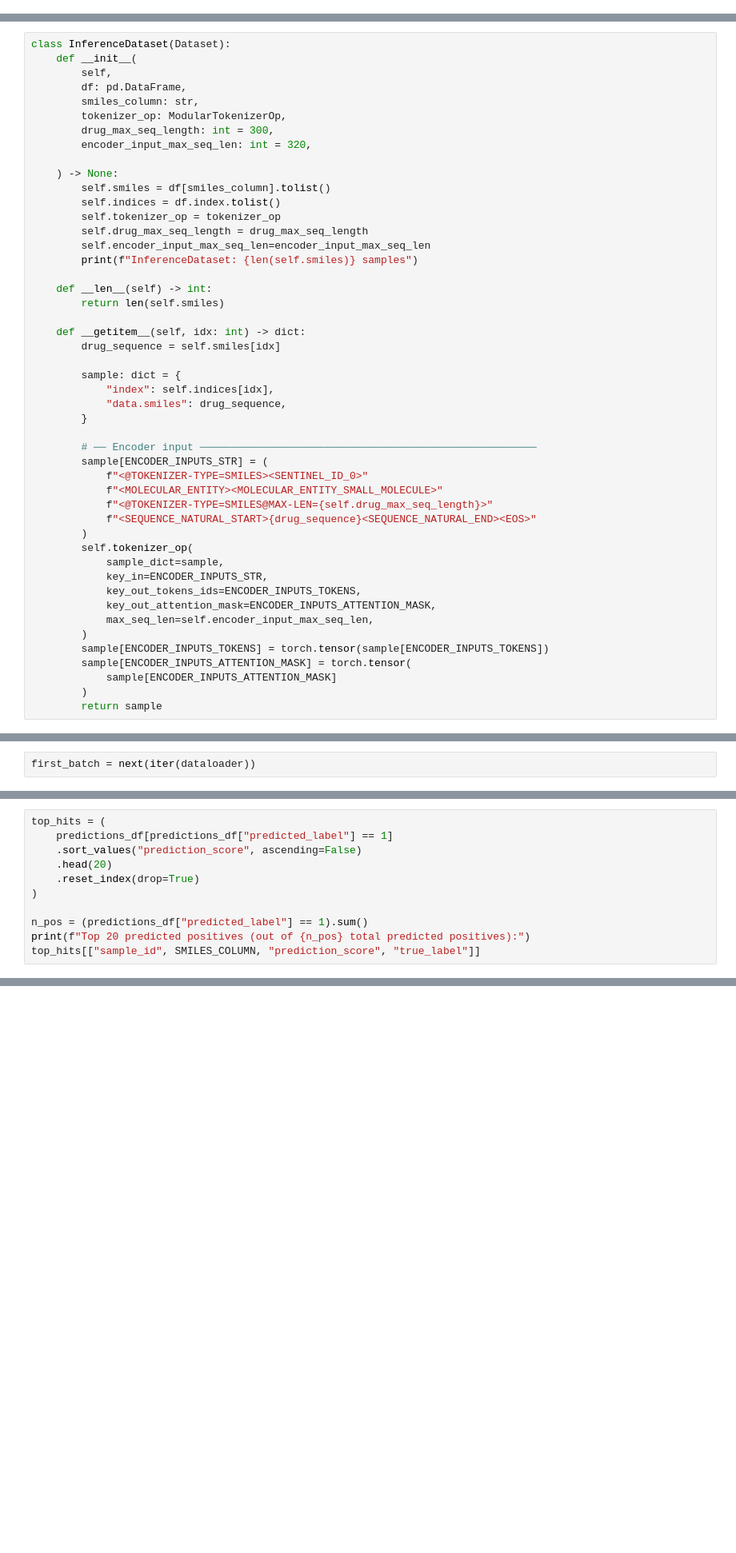
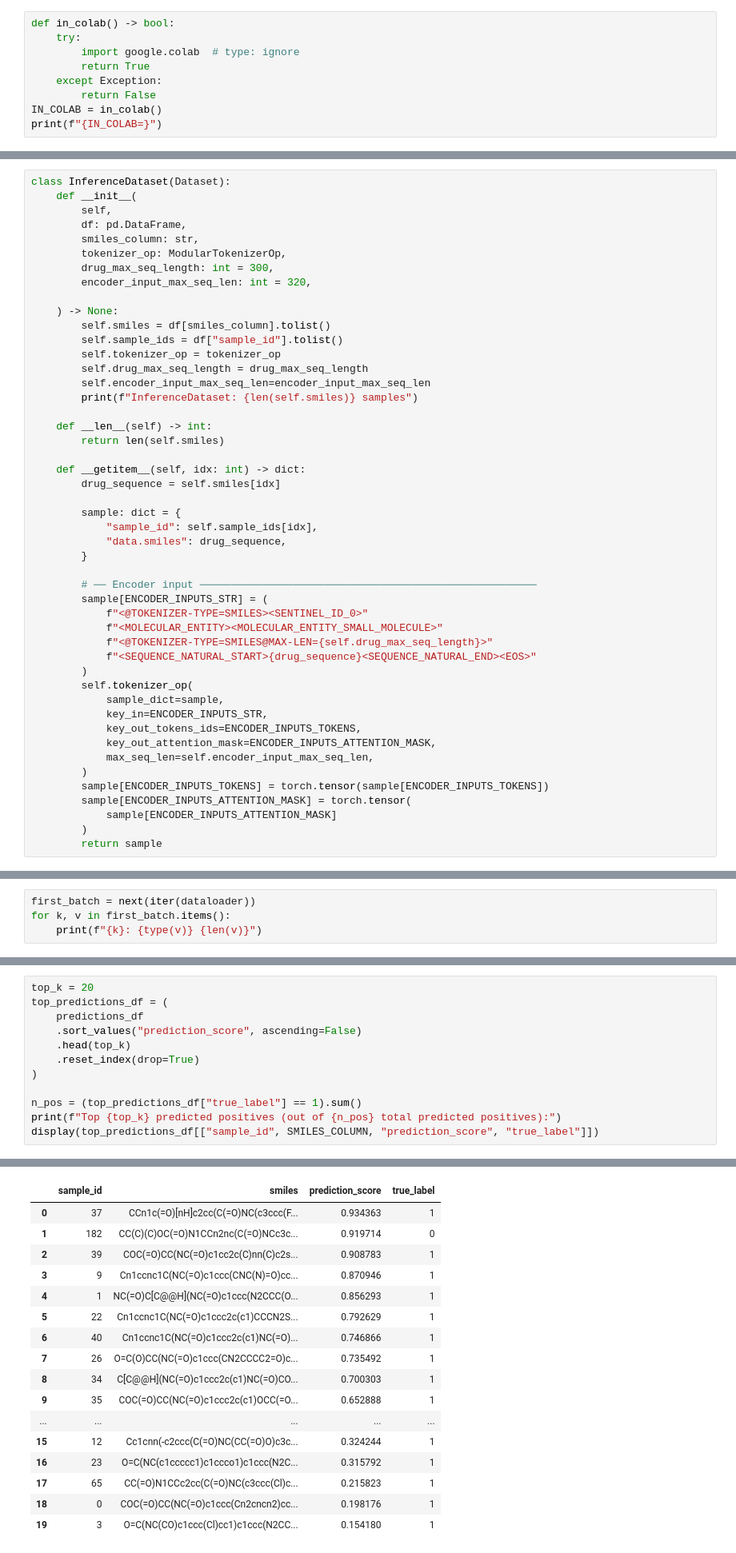
Before and after one commit to BiomedSciAI/biomed-multi-alignment, a Jupyter notebook: tutorials/MAINFRAME_2026/MAMMAL_inference_v2.ipynb, the cells around one changed output, grey strips where cells are left out. Shown at 80% size. Drawn from its saved outputs; the diff is of its cells as text; blank space fills up the shorter version.

```diff
--- a/tutorials/MAINFRAME_2026/MAMMAL_inference_v2.ipynb
+++ b/tutorials/MAINFRAME_2026/MAMMAL_inference_v2.ipynb
@@ -16,3 +14,12 @@ All dataset, dataloader and task logic lives in **`mammal_utils.py`** (same fold
 7. Evaluate (if labels available)
 8. Enrichment metrics (Precision@K / EF@K)
 9. Top hits
+# %%
+def in_colab() -> bool:
+    try:
+        import google.colab  # type: ignore
+        return True
+    except Exception:
+        return False
+IN_COLAB = in_colab()
+print(f"{IN_COLAB=}")
@@ -116,7 +167,7 @@ class InferenceDataset(Dataset):
 
     ) -> None:
         self.smiles = df[smiles_column].tolist()
-        self.indices = df.index.tolist()
+        self.sample_ids = df["sample_id"].tolist()
         self.tokenizer_op = tokenizer_op
         self.drug_max_seq_length = drug_max_seq_length
         self.encoder_input_max_seq_len=encoder_input_max_seq_len
@@ -129,7 +180,7 @@ class InferenceDataset(Dataset):
         drug_sequence = self.smiles[idx]
 
         sample: dict = {
-            "index": self.indices[idx],
+            "sample_id": self.sample_ids[idx],
             "data.smiles": drug_sequence,
         }
 
@@ -198,2 +252,4 @@ dataloader = build_dataloader(
 # %%
 first_batch = next(iter(dataloader))
+for k, v in first_batch.items():
+    print(f"{k}: {type(v)} {len(v)}")
@@ -437,11 +528,13 @@ def calculate_enrichment_metrics(
 # %%
-top_hits = (
-    predictions_df[predictions_df["predicted_label"] == 1]
+top_k = 20
+top_predictions_df = (
+    predictions_df
     .sort_values("prediction_score", ascending=False)
-    .head(20)
+    .head(top_k)
     .reset_index(drop=True)
 )
 
-n_pos = (predictions_df["predicted_label"] == 1).sum()
-print(f"Top 20 predicted positives (out of {n_pos} total predicted positives):")
-top_hits[["sample_id", SMILES_COLUMN, "prediction_score", "true_label"]]
+n_pos = (top_predictions_df["true_label"] == 1).sum()
+print(f"Top {top_k} predicted positives (out of {n_pos} total predicted positives):")
+display(top_predictions_df[["sample_id", SMILES_COLUMN, "prediction_score", "true_label"]])
+# %% [output]
@@ -447,0 +542,17 @@ top_hits[["sample_id", SMILES_COLUMN, "prediction_score", "true_label"]]
+|  | sample_id | smiles | prediction_score | true_label |
+| 0 | 37 | CCn1c(=O)[nH]c2cc(C(=O)NC(c3ccc(F... | 0.934363 | 1 |
+| 1 | 182 | CC(C)(C)OC(=O)N1CCn2nc(C(=O)NCc3c... | 0.919714 | 0 |
+| 2 | 39 | COC(=O)CC(NC(=O)c1cc2c(C)nn(C)c2s... | 0.908783 | 1 |
+| 3 | 9 | Cn1ccnc1C(NC(=O)c1ccc(CNC(N)=O)cc... | 0.870946 | 1 |
+| 4 | 1 | NC(=O)C[C@@H](NC(=O)c1ccc(N2CCC(O... | 0.856293 | 1 |
+| 5 | 22 | Cn1ccnc1C(NC(=O)c1ccc2c(c1)CCCN2S... | 0.792629 | 1 |
+| 6 | 40 | Cn1ccnc1C(NC(=O)c1ccc2c(c1)NC(=O)... | 0.746866 | 1 |
+| 7 | 26 | O=C(O)CC(NC(=O)c1ccc(CN2CCCC2=O)c... | 0.735492 | 1 |
+| 8 | 34 | C[C@@H](NC(=O)c1ccc2c(c1)NC(=O)CO... | 0.700303 | 1 |
+| 9 | 35 | COC(=O)CC(NC(=O)c1ccc2c(c1)OCC(=O... | 0.652888 | 1 |
+| ... | ... | ... | ... | ... |
+| 15 | 12 | Cc1cnn(-c2ccc(C(=O)NC(CC(=O)O)c3c... | 0.324244 | 1 |
+| 16 | 23 | O=C(NC(c1ccccc1)c1ccco1)c1ccc(N2C... | 0.315792 | 1 |
+| 17 | 65 | CC(=O)N1CCc2cc(C(=O)NC(c3ccc(Cl)c... | 0.215823 | 1 |
+| 18 | 0 | COC(=O)CC(NC(=O)c1ccc(Cn2cncn2)cc... | 0.198176 | 1 |
+| 19 | 3 | O=C(NC(CO)c1ccc(Cl)cc1)c1ccc(N2CC... | 0.154180 | 1 |
```
Also changed, not shown: parts of 18 cells of this notebook.
